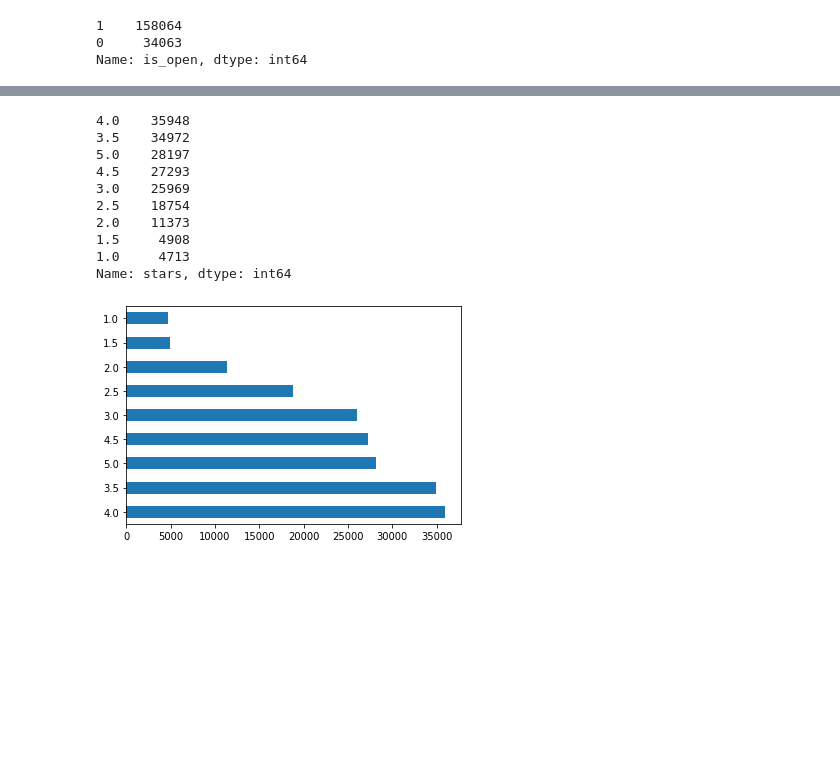
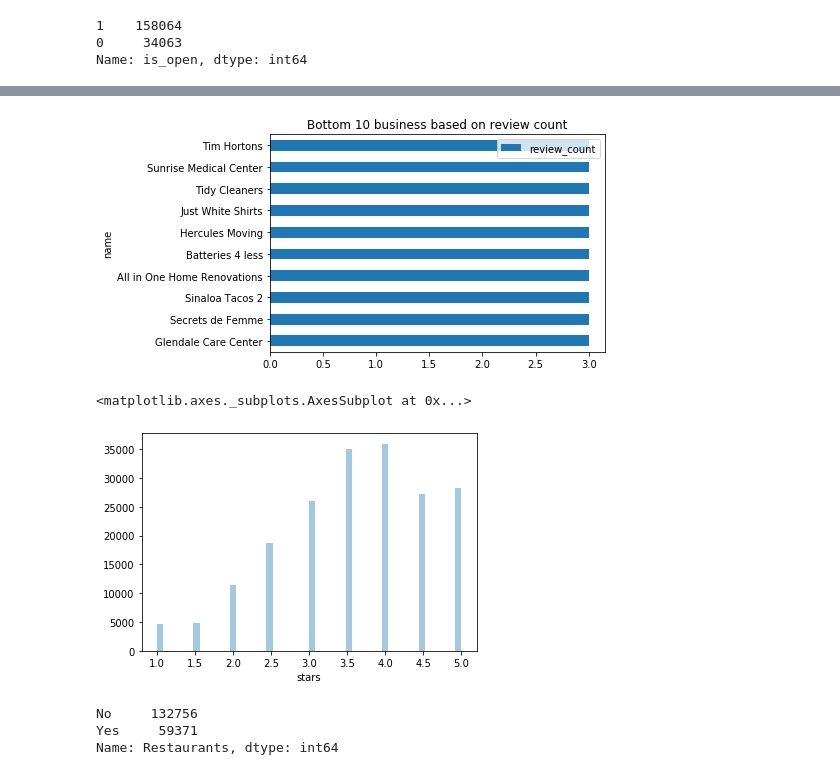
Before and after one commit to Saurabh7/yelp-reviews, a Jupyter notebook: Yelp_Business_EDA.ipynb, the cells around one changed output, grey strips where cells are left out. Cells and saved outputs as stored; diff of their text form; code cells hidden in the pictures; blank space fills up the shorter version.

```diff
--- a/Yelp_Business_EDA.ipynb
+++ b/Yelp_Business_EDA.ipynb
@@ -70,17 +95,0 @@ plt.show()
-# %%
-stars = business['stars'].value_counts()
-print(stars)
-stars.plot(kind='barh')
-plt.show()
-# %% [output]
-4.0    35948
-3.5    34972
-5.0    28197
-4.5    27293
-3.0    25969
-2.5    18754
-2.0    11373
-1.5     4908
-1.0     4713
-Name: stars, dtype: int64
-[figure, removed]
@@ -90,0 +96,27 @@ print(categories)
+# %%
+conn = create_connection(db_file)
+bottom10ReviewedBusiness = pd.read_sql("""SELECT business_id,name,review_count FROM business
+WHERE stars<2
+ORDER BY review_count ASC
+LIMIT 10""",conn)
+top10ReviewedBusiness.plot(kind='barh',x='name',y='review_count')
+plt.title('Bottom 10 business based on review count')
+plt.show()
+# %% [output]
+[figure, added]
+# %%
+stars = business['stars'].value_counts()
+import seaborn as sns
+sns.distplot(business.stars, kde=False)
+# %% [output]
+<matplotlib.axes._subplots.AxesSubplot at 0x...>
+[figure, added]
+# %%
+business['Restaurants'] = 'No'
+business.loc[business.categories.str.contains("Restaurants"), 'Restaurants'] = 'Yes'
+business.head()
+business['Restaurants'].value_counts()
+# %% [output]
+No     132756
+Yes     59371
+Name: Restaurants, dtype: int64
```
Also changed, not shown: parts of 11 cells of this notebook.
